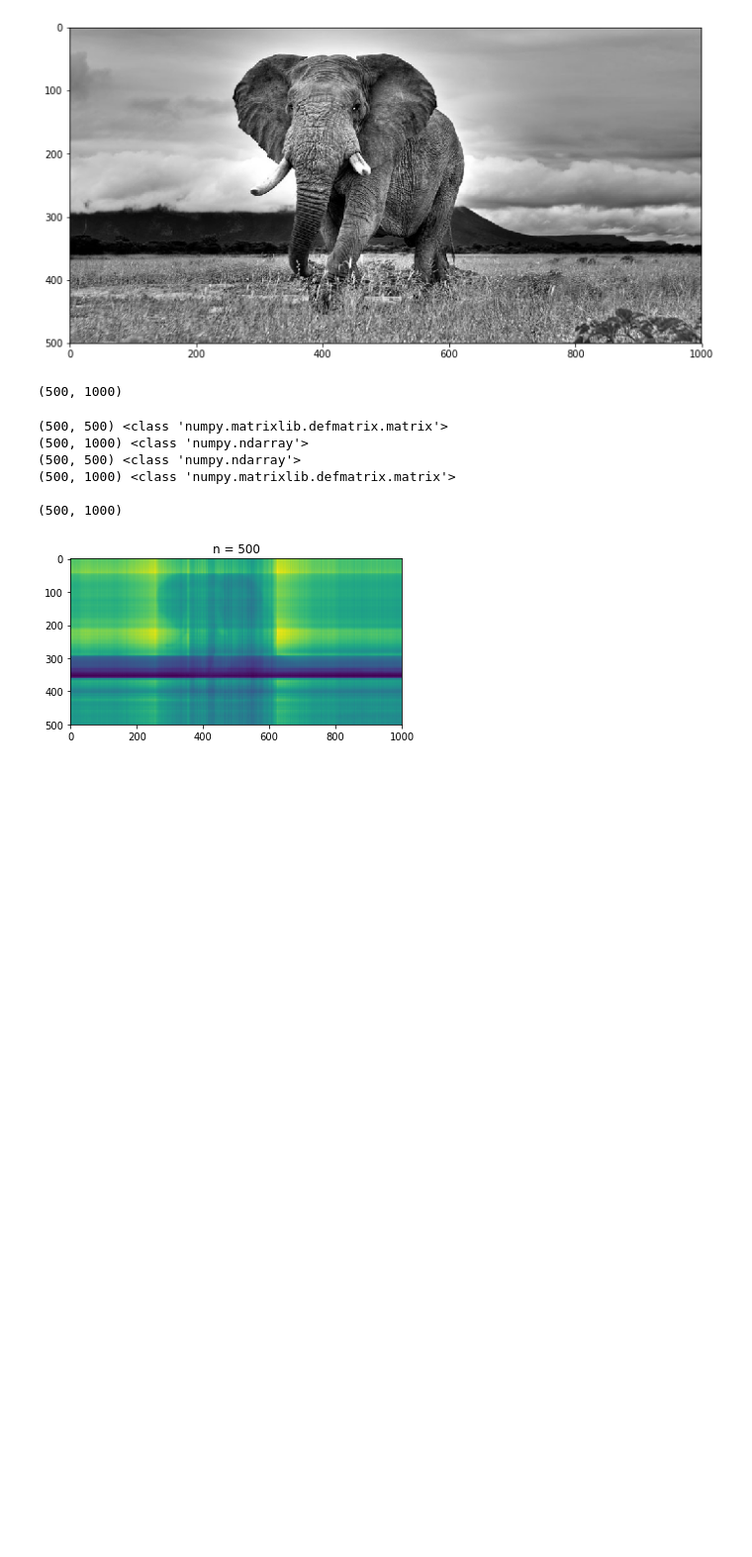
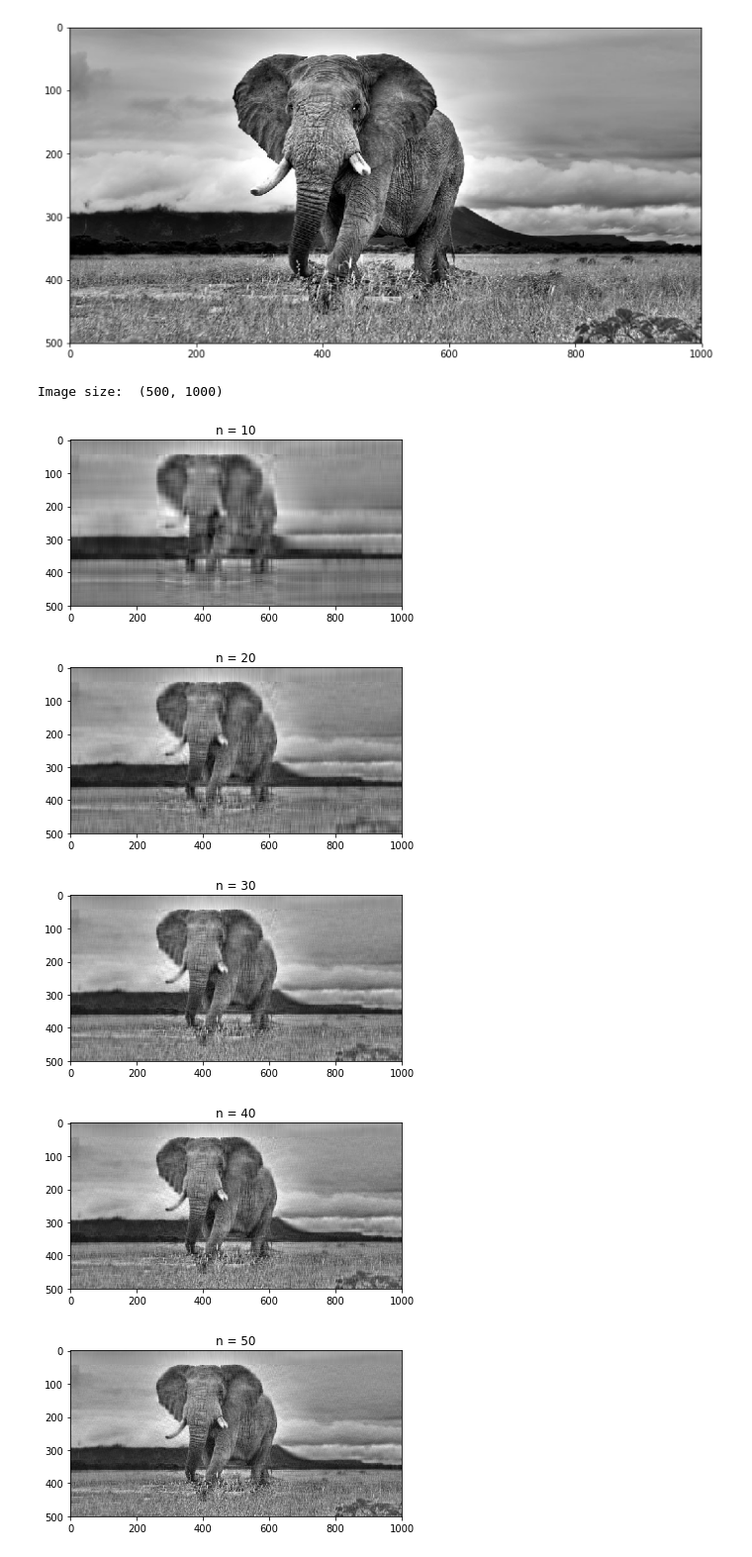
Before and after one commit to Retsediv/SVDImageCompression, a Jupyter notebook: ExtendedSVDImageCompression.ipynb, the cells around one changed output. Shown at 99% size. Cells and saved outputs as stored; diff of their text form; code cells hidden in the pictures; blank space fills up the shorter version.

```diff
--- a/ExtendedSVDImageCompression.ipynb
+++ b/ExtendedSVDImageCompression.ipynb
@@ -28,51 +28,31 @@ plt.imshow(imgmat, cmap='gray');
 # %% [output]
 [figure]
 # %%
-print(imgmat.shape)
+print("Image size: ", imgmat.shape)
 
-import test
+import svd_algo.svd as svd
 
-U, sigma, V = test.svd(np.matrix(imgmat, dtype='float64'))
-# print(U, sigma, V)
-# print(U.shape)
-# print(sigma.shape)
-# print(V.shape)
+U, sigma, V = svd.svd(np.array(imgmat))
+V = V.T
 # %% [output]
-(500, 1000)
+Image size:  (500, 1000)
 # %%
-for i in range(500, 510, 10):
+for i in range(10, 100, 10):
     a = np.matrix(U[:, :i])
-    print(a.shape, type(a))
+    b = sigma[:i]
+    b = b[:i, :i]
+    c = np.matrix(V[:i, :])
 
 
-    b = sigma[:i]
-    print(b.shape, type(b))
+    reconstimg = np.matrix(a * b * c, dtype='float64')
 
-    b = b[:i, :i]
-    print(b.shape, type(b))
-
-    c = np.matrix(V[:i, :])
-    print(c.shape, type(c))
-
-    print()
-
-    reconstimg = np.array(a * b * c, dtype='float64')
-    print(reconstimg.shape)
-
-    plt.imshow(reconstimg)
-#     mod_img = ndimage.median_filter(img, 20)
-#     plt.imshow(reconstimg)
-
-
-#     plt.imshow(reconstimg, cmap='gray');
+    plt.imshow(reconstimg, cmap='gray');
     title = "n = %s" % i
     plt.title(title)
     plt.show()
 # %% [output]
-(500, 500) <class 'numpy.matrixlib.defmatrix.matrix'>
-(500, 1000) <class 'numpy.ndarray'>
-(500, 500) <class 'numpy.ndarray'>
-(500, 1000) <class 'numpy.matrixlib.defmatrix.matrix'>
-
-(500, 1000)
-[figure, old version]
+[figure, new version]
+[figure, added]
+[figure, added]
+[figure, added]
+[figure, added]
```
Also changed, not shown: parts of 1 cell of this notebook, 5 other files.
